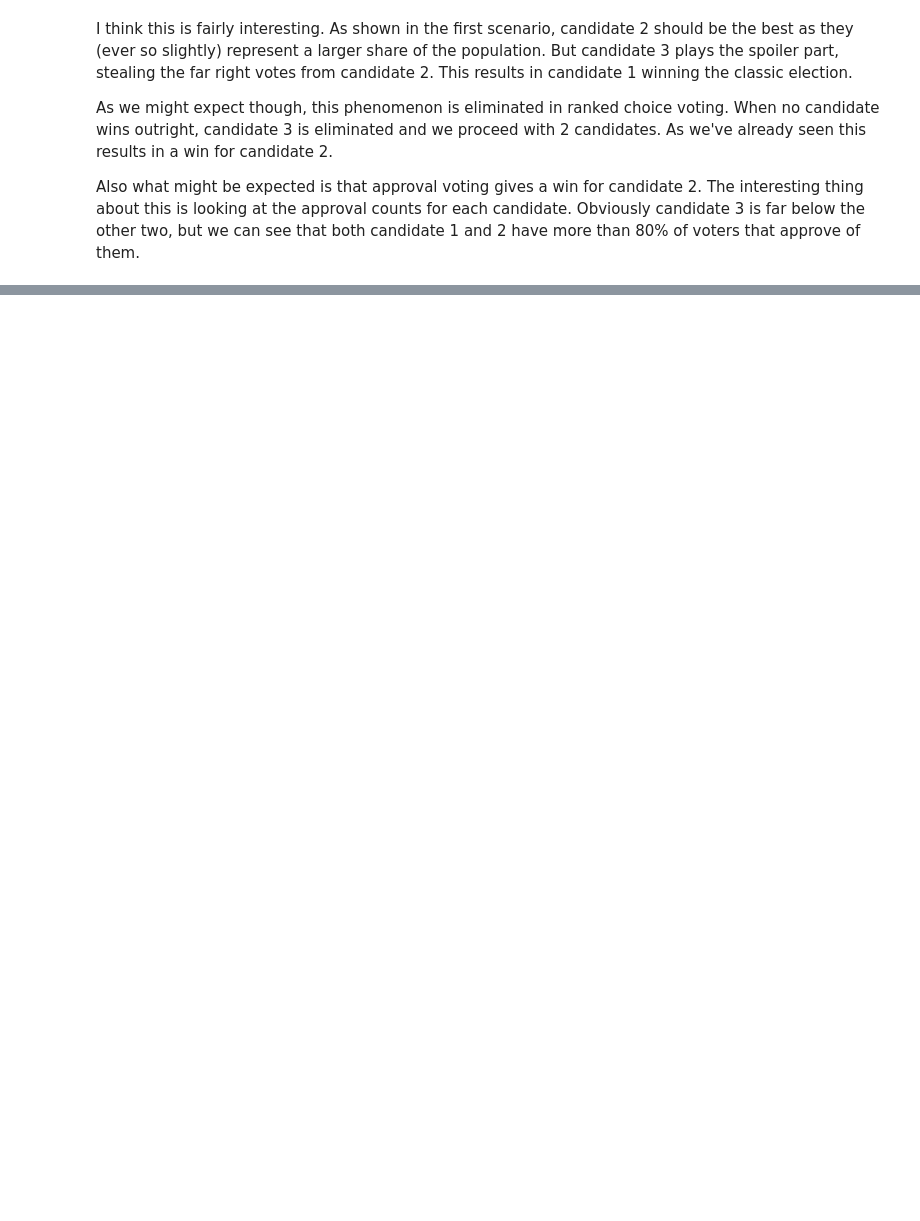
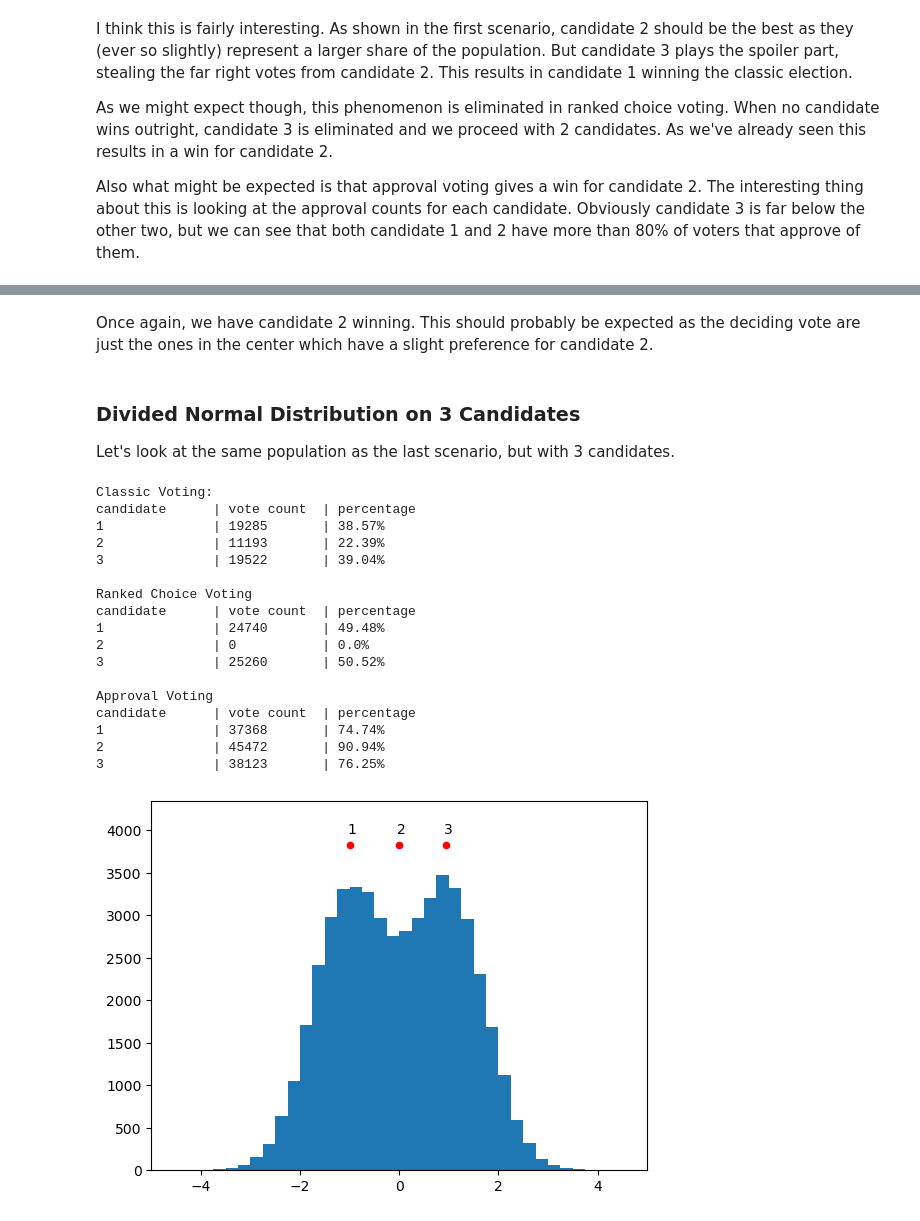
Before and after one commit to rvtayal/votingSim, a Jupyter notebook: quickstart.ipynb, the cells around one changed output, grey strips where cells are left out. Drawn from its saved outputs; the diff is of its cells as text; code cells hidden in the pictures; blank space fills up the shorter version.

Commit message:
small formatting change, new scenario

```diff
--- a/quickstart.ipynb
+++ b/quickstart.ipynb
@@ -486,0 +487,38 @@ candidate      | vote count | percentage
+# %% [markdown]
+Once again, we have candidate 2 winning. This should probably be expected as the deciding vote are just the ones in the center which have a slight preference for candidate 2.
+# %% [markdown]
+### Divided Normal Distribution on 3 Candidates
+
+Let's look at the same population as the last scenario, but with 3 candidates.
+# %%
+candidates = np.array([-1, 0, 0.95])
+number_voters = 50000
+voters = np.random.normal(-1, 0.75, number_voters) * np.random.choice([-1, 1], size=number_voters, replace=True)
+
+histogram_plot(candidates, voters, text_labels=['1', '2', '3'])
+
+print("Classic Voting:")
+run_election(candidates, voters, classic_voting_machine)
+print("\nRanked Choice Voting")
+run_election(candidates, voters, ranked_choice_voting_machine)
+print("\nApproval Voting")
+run_election(candidates, voters, approval_voting_machine)
+# %% [output]
+Classic Voting:
+candidate      | vote count  | percentage
+1              | 19285       | 38.57%
+2              | 11193       | 22.39%
+3              | 19522       | 39.04%
+
+Ranked Choice Voting
+candidate      | vote count  | percentage
+1              | 24740       | 49.48%
+2              | 0           | 0.0%
+3              | 25260       | 50.52%
+
+Approval Voting
+candidate      | vote count  | percentage
+1              | 37368       | 74.74%
+2              | 45472       | 90.94%
+3              | 38123       | 76.25%
+[figure, added]
```
Also changed, not shown: parts of 10 cells of this notebook.
